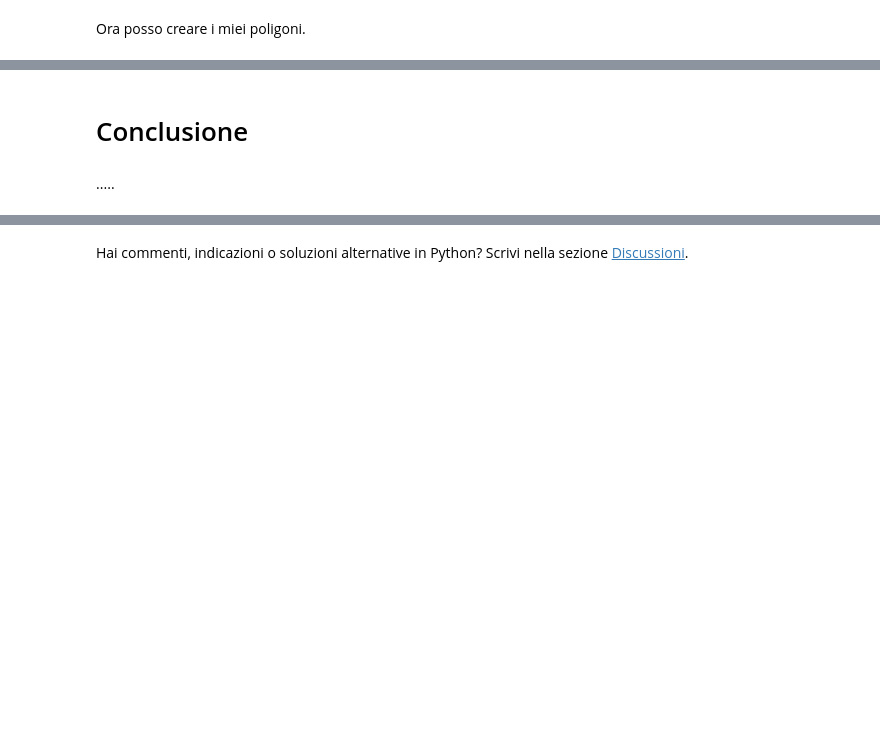
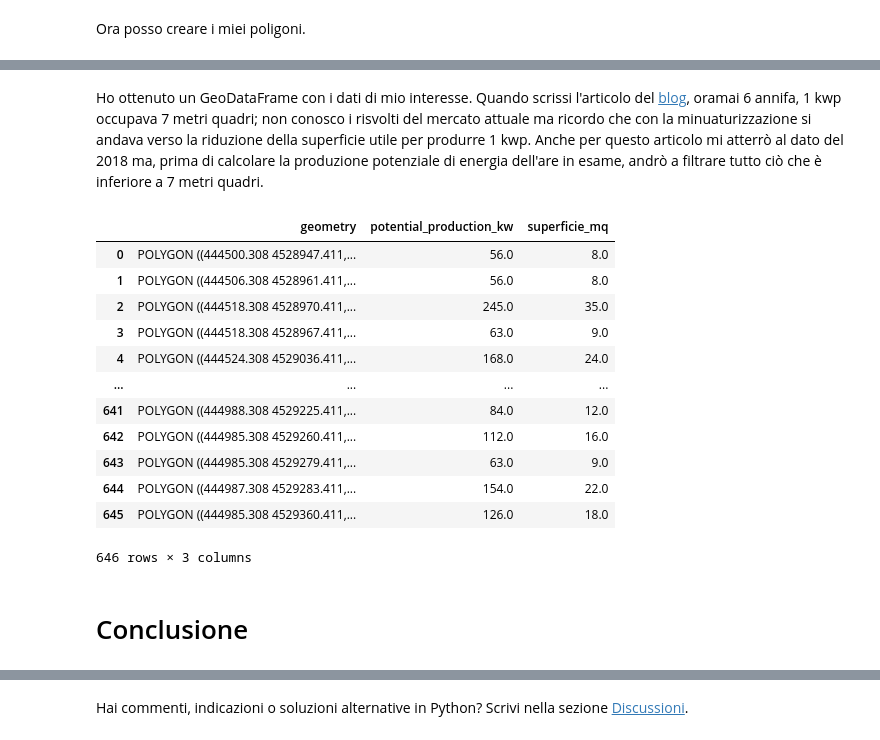
Before and after one commit to MaxDragonheart/PyGIS-Blog, a Jupyter notebook: _notebooks/2022-05-21-verificare-il-potenziale-fotovoltaico-di-un-tetto.ipynb, the cells around one changed output, grey strips where cells are left out. Cells and saved outputs as stored; diff of their text form; code cells hidden in the pictures; blank space fills up the shorter version.

```diff
--- a/_notebooks/2022-05-21-verificare-il-potenziale-fotovoltaico-di-un-tetto.ipynb
+++ b/_notebooks/2022-05-21-verificare-il-potenziale-fotovoltaico-di-un-tetto.ipynb
@@ -431 +439,22 @@ Length: 25141, dtype: geometry
+# %% [markdown]
+Ho ottenuto un GeoDataFrame con i dati di mio interesse. Quando scrissi l'articolo del [blog](https://massimilianomoraca.it/blog/gis/fotovoltaico-e-gis-come-individuare-lutilizzabilita-di-un-tetto/), oramai 6 annifa, 1 kwp occupava 7 metri quadri; non conosco i risvolti del mercato attuale ma ricordo che con la minuaturizzazione si andava verso la riduzione della superficie utile per produrre 1 kwp. Anche per questo articolo mi atterrò al dato del 2018 ma, prima di calcolare la produzione potenziale di energia dell'are in esame, andrò a filtrare tutto ciò che è inferiore a 7 metri quadri.
+# %%
+final_analysis = gdf[gdf.superficie_mq >= 7].reset_index()
+final_analysis = final_analysis[['geometry', 'superficie_mq']]
+final_analysis.insert(loc=1, column="potential_production_kw", value=final_analysis.superficie_mq*7)
+final_analysis
+# %% [output]
+|  | geometry | potential_production_kw | superficie_mq |
+| 0 | POLYGON ((444500.308 4528947.411,... | 56.0 | 8.0 |
+| 1 | POLYGON ((444506.308 4528961.411,... | 56.0 | 8.0 |
+| 2 | POLYGON ((444518.308 4528970.411,... | 245.0 | 35.0 |
+| 3 | POLYGON ((444518.308 4528967.411,... | 63.0 | 9.0 |
+| 4 | POLYGON ((444524.308 4529036.411,... | 168.0 | 24.0 |
+| ... | ... | ... | ... |
+| 641 | POLYGON ((444988.308 4529225.411,... | 84.0 | 12.0 |
+| 642 | POLYGON ((444985.308 4529260.411,... | 112.0 | 16.0 |
+| 643 | POLYGON ((444985.308 4529279.411,... | 63.0 | 9.0 |
+| 644 | POLYGON ((444987.308 4529283.411,... | 154.0 | 22.0 |
+| 645 | POLYGON ((444985.308 4529360.411,... | 126.0 | 18.0 |
+646 rows × 3 columns
 # %%
@@ -433,4 +462,2 @@ Length: 25141, dtype: geometry
 # %% [markdown]
 # Conclusione
-# %% [markdown]
-.....
```
Also changed, not shown: parts of 4 cells of this notebook.
